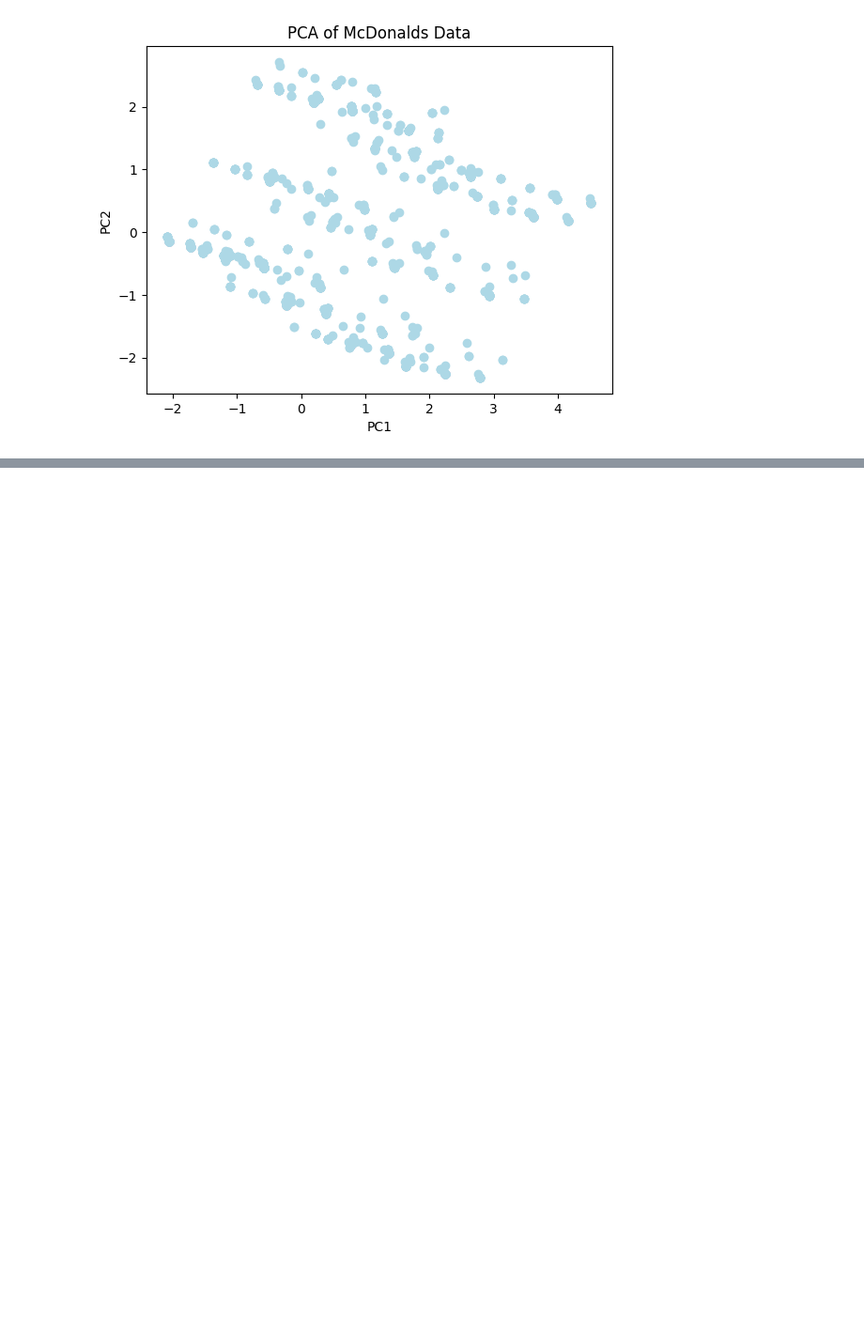
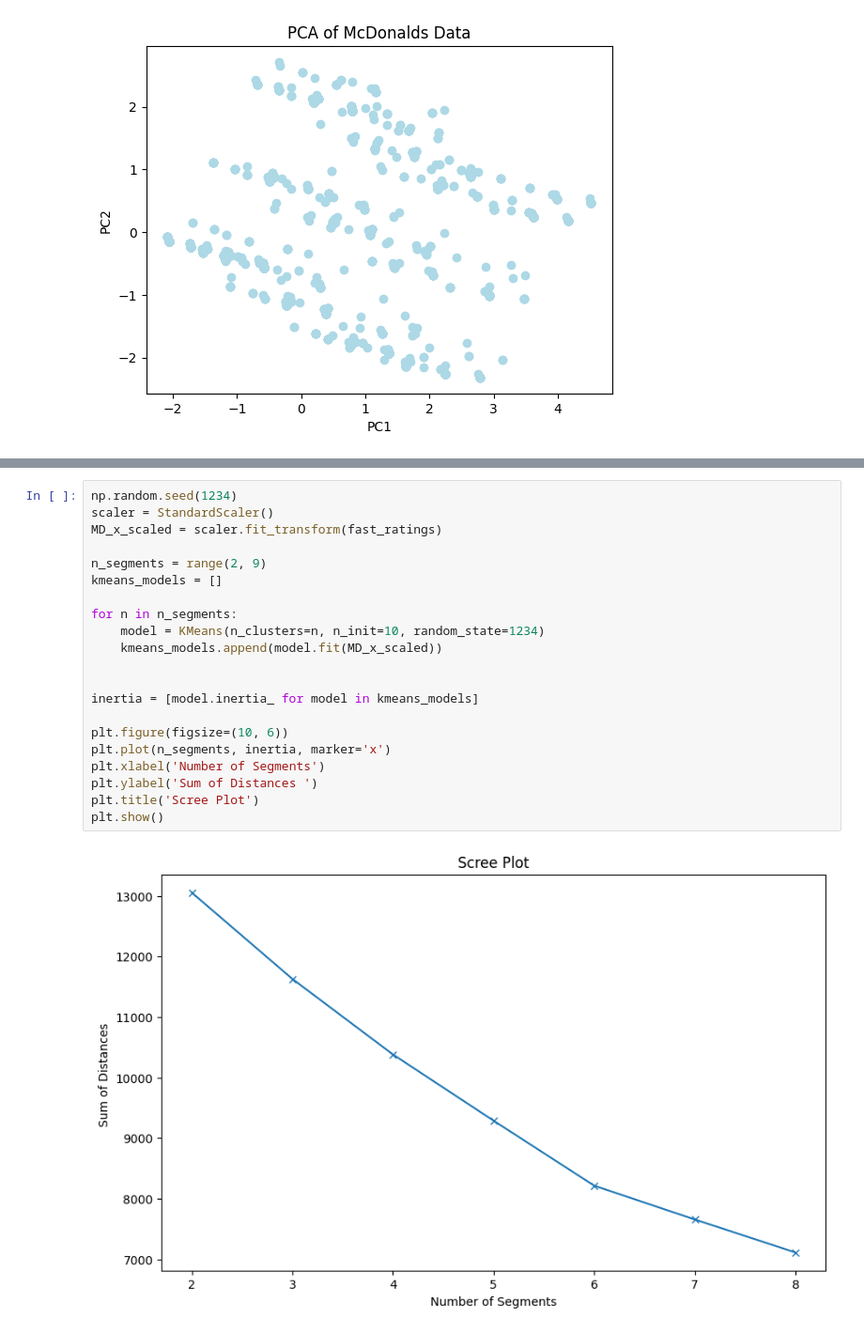
Before and after one commit to Aadhi7310/McD, a Jupyter notebook: Fastfood.ipynb, the cells around one changed output, grey strips where cells are left out. Shown at 94% size. Saved outputs shown, nothing was run; the diff lists cells and outputs as text; blank space fills up the shorter version.

```diff
--- a/Fastfood.ipynb
+++ b/Fastfood.ipynb
@@ -166,0 +213,23 @@ plt.show()
+# %%
+np.random.seed(1234)
+scaler = StandardScaler()
+MD_x_scaled = scaler.fit_transform(fast_ratings)
+
+n_segments = range(2, 9)
+kmeans_models = []
+
+for n in n_segments:
+    model = KMeans(n_clusters=n, n_init=10, random_state=1234)
+    kmeans_models.append(model.fit(MD_x_scaled))
+
+
+inertia = [model.inertia_ for model in kmeans_models]
+
+plt.figure(figsize=(10, 6))
+plt.plot(n_segments, inertia, marker='x')
+plt.xlabel('Number of Segments')
+plt.ylabel('Sum of Distances ')
+plt.title('Scree Plot')
+plt.show()
+# %% [output]
+[figure, added]
```
Also changed, not shown: parts of 15 cells of this notebook.
